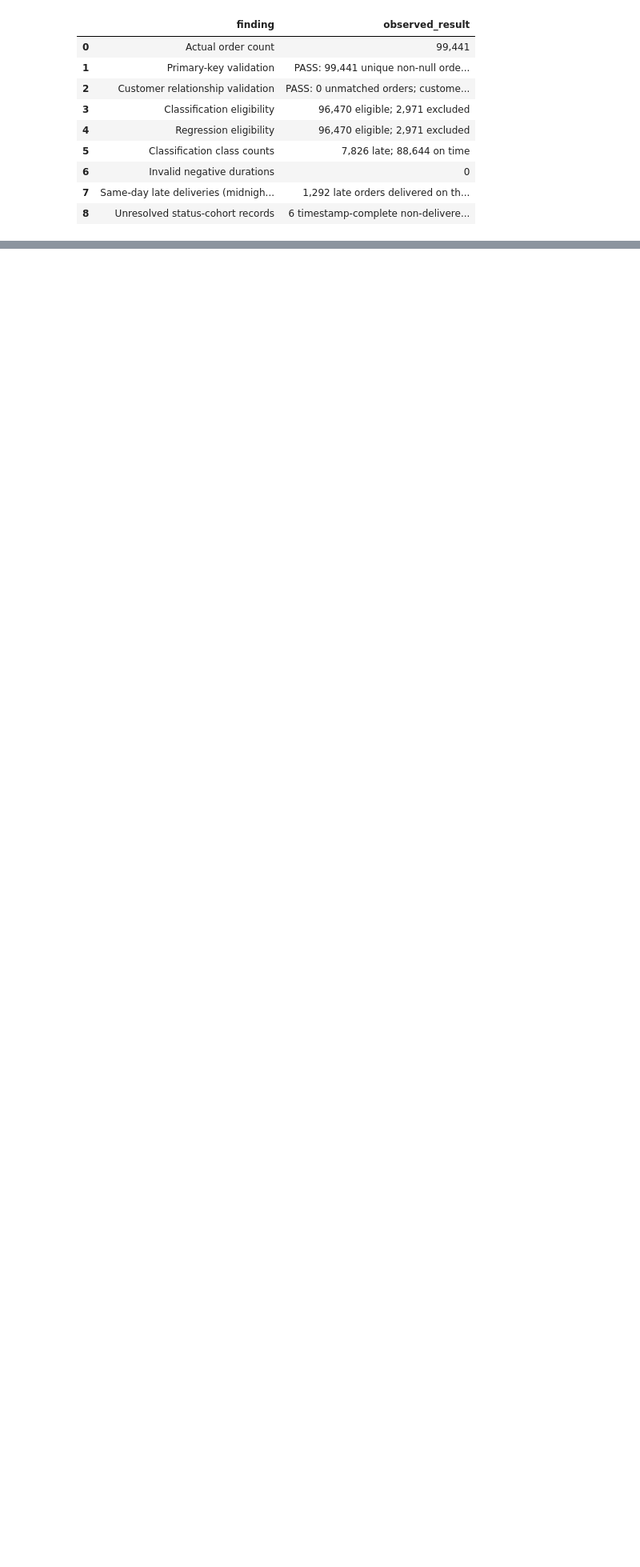
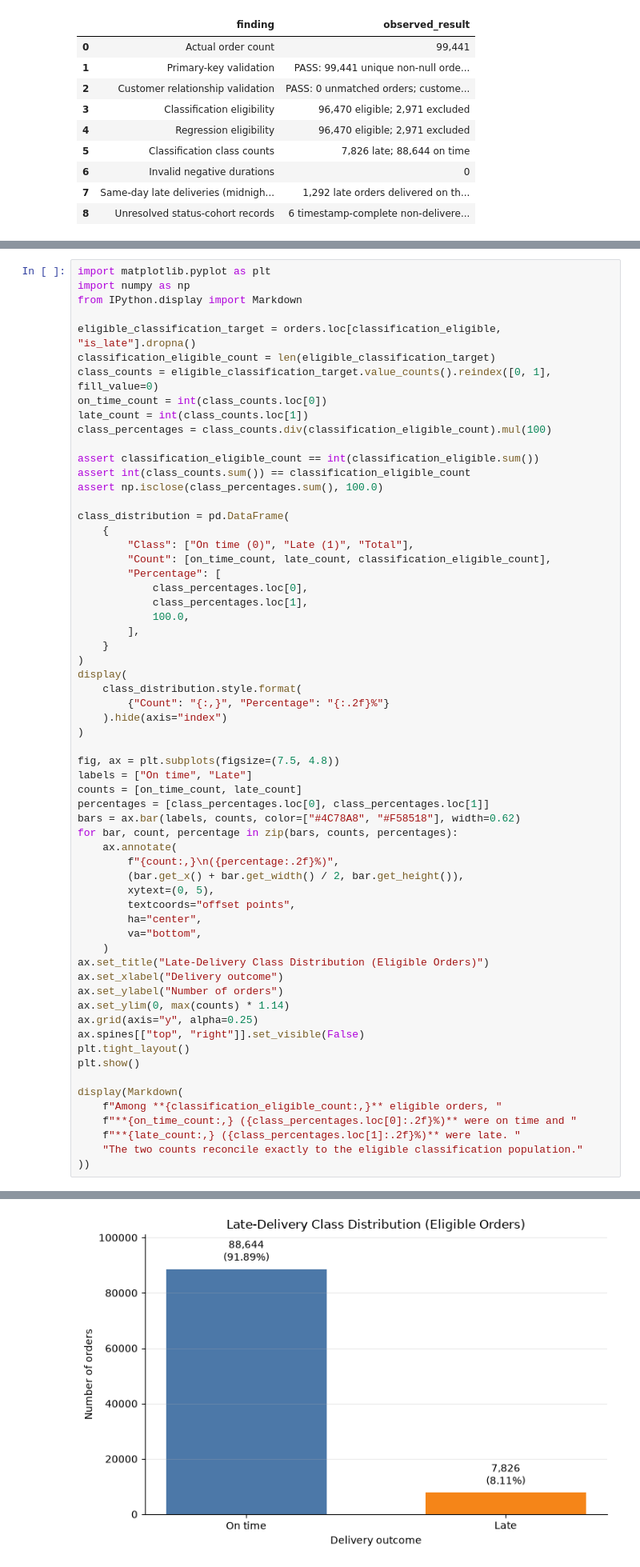
Before and after one commit to mmubashir95/ecommerce-delivery-intelligence, a Jupyter notebook: notebooks/03_exploratory_analysis.ipynb, the cells around one changed output, grey strips where cells are left out. Shown at 80% size. Saved outputs shown, nothing was run; the diff lists cells and outputs as text; blank space fills up the shorter version.

Commit message:
feat(eda): explore target distributions

```diff
--- a/notebooks/03_exploratory_analysis.ipynb
+++ b/notebooks/03_exploratory_analysis.ipynb
@@ -602,0 +611,63 @@ These questions are intentionally unanswered.
+# %%
+import matplotlib.pyplot as plt
+import numpy as np
+from IPython.display import Markdown
+
+eligible_classification_target = orders.loc[classification_eligible, "is_late"].dropna()
+classification_eligible_count = len(eligible_classification_target)
+class_counts = eligible_classification_target.value_counts().reindex([0, 1], fill_value=0)
+on_time_count = int(class_counts.loc[0])
+late_count = int(class_counts.loc[1])
+class_percentages = class_counts.div(classification_eligible_count).mul(100)
+
+assert classification_eligible_count == int(classification_eligible.sum())
+assert int(class_counts.sum()) == classification_eligible_count
+assert np.isclose(class_percentages.sum(), 100.0)
+
+class_distribution = pd.DataFrame(
+    {
+        "Class": ["On time (0)", "Late (1)", "Total"],
+        "Count": [on_time_count, late_count, classification_eligible_count],
+        "Percentage": [
+            class_percentages.loc[0],
+            class_percentages.loc[1],
+            100.0,
+        ],
+    }
+)
+display(
+    class_distribution.style.format(
+        {"Count": "{:,}", "Percentage": "{:.2f}%"}
+    ).hide(axis="index")
+)
+
+fig, ax = plt.subplots(figsize=(7.5, 4.8))
+labels = ["On time", "Late"]
+counts = [on_time_count, late_count]
+percentages = [class_percentages.loc[0], class_percentages.loc[1]]
+bars = ax.bar(labels, counts, color=["#4C78A8", "#F58518"], width=0.62)
+for bar, count, percentage in zip(bars, counts, percentages):
+    ax.annotate(
+        f"{count:,}\n({percentage:.2f}%)",
+        (bar.get_x() + bar.get_width() / 2, bar.get_height()),
+        xytext=(0, 5),
+        textcoords="offset points",
+        ha="center",
+        va="bottom",
+    )
+ax.set_title("Late-Delivery Class Distribution (Eligible Orders)")
+ax.set_xlabel("Delivery outcome")
+ax.set_ylabel("Number of orders")
+ax.set_ylim(0, max(counts) * 1.14)
+ax.grid(axis="y", alpha=0.25)
+ax.spines[["top", "right"]].set_visible(False)
+plt.tight_layout()
+plt.show()
+
+display(Markdown(
+    f"Among **{classification_eligible_count:,}** eligible orders, "
+    f"**{on_time_count:,} ({class_percentages.loc[0]:.2f}%)** were on time and "
+    f"**{late_count:,} ({class_percentages.loc[1]:.2f}%)** were late. "
+    "The two counts reconcile exactly to the eligible classification population."
+))
+# %% [output]
@@ -602,0 +678 @@ These questions are intentionally unanswered.
+[figure, added]
```
Also changed, not shown: parts of 18 cells of this notebook.
